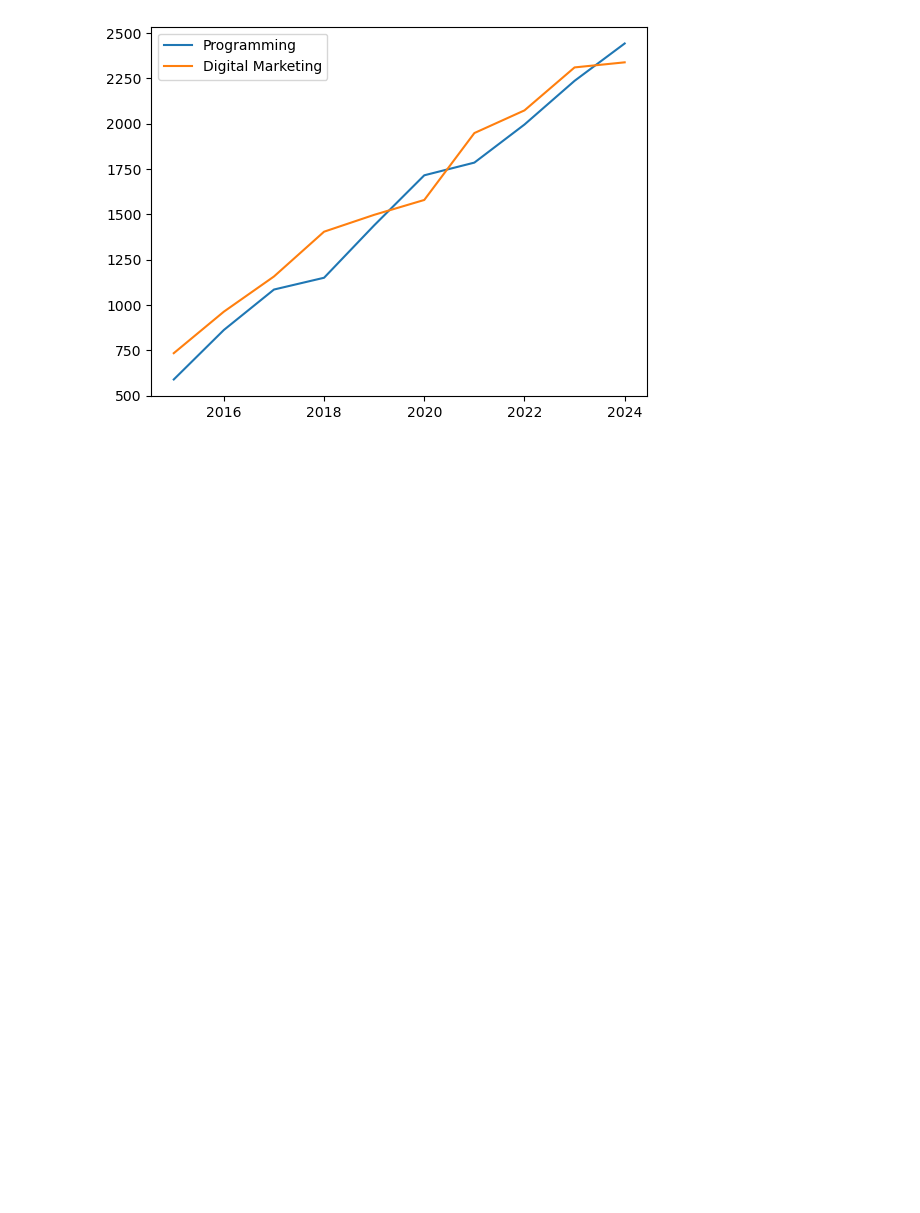
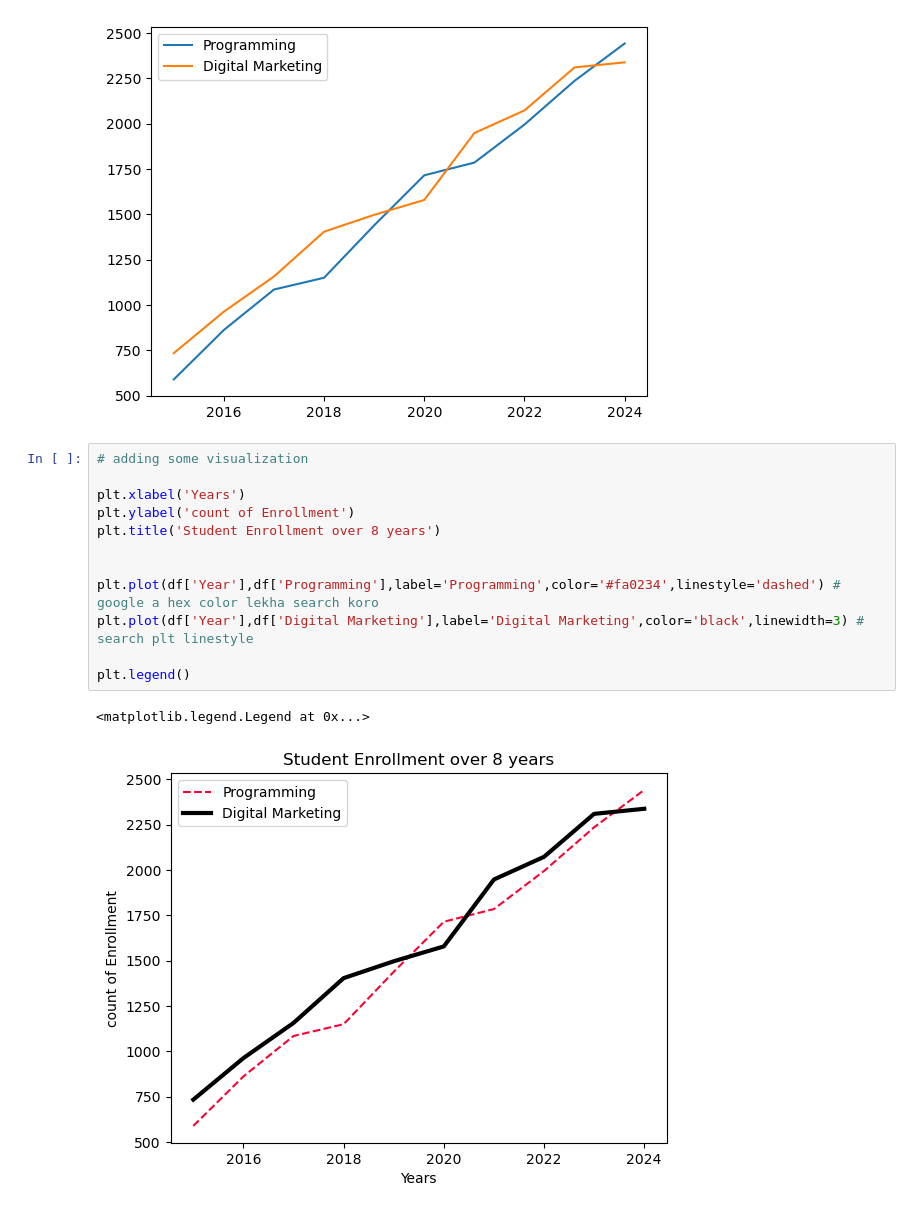
Before and after one commit to rabeyanoor/AI-ML, a Jupyter notebook: Week-4/Module_15.ipynb, the cells around one changed output. Cells and saved outputs as stored; diff of their text form; blank space fills up the shorter version.

Commit message:
Customizing Line plot ( color,linestyle,marker) and Grid

```diff
--- a/Week-4/Module_15.ipynb
+++ b/Week-4/Module_15.ipynb
@@ -146,3 +146,18 @@ plt.legend(loc='best')
 # %% [output]
 <matplotlib.legend.Legend at 0x...>
 [figure]
+# %%
+# adding some visualization
+
+plt.xlabel('Years')
+plt.ylabel('count of Enrollment')
+plt.title('Student Enrollment over 8 years')
+
+
+plt.plot(df['Year'],df['Programming'],label='Programming',color='#fa0234',linestyle='dashed') # google a hex color lekha search koro
+plt.plot(df['Year'],df['Digital Marketing'],label='Digital Marketing',color='black',linewidth=3) # search plt linestyle
+
+plt.legend()
+# %% [output]
+<matplotlib.legend.Legend at 0x...>
+[figure, added]
```
Also changed, not shown: parts of 3 cells of this notebook.
